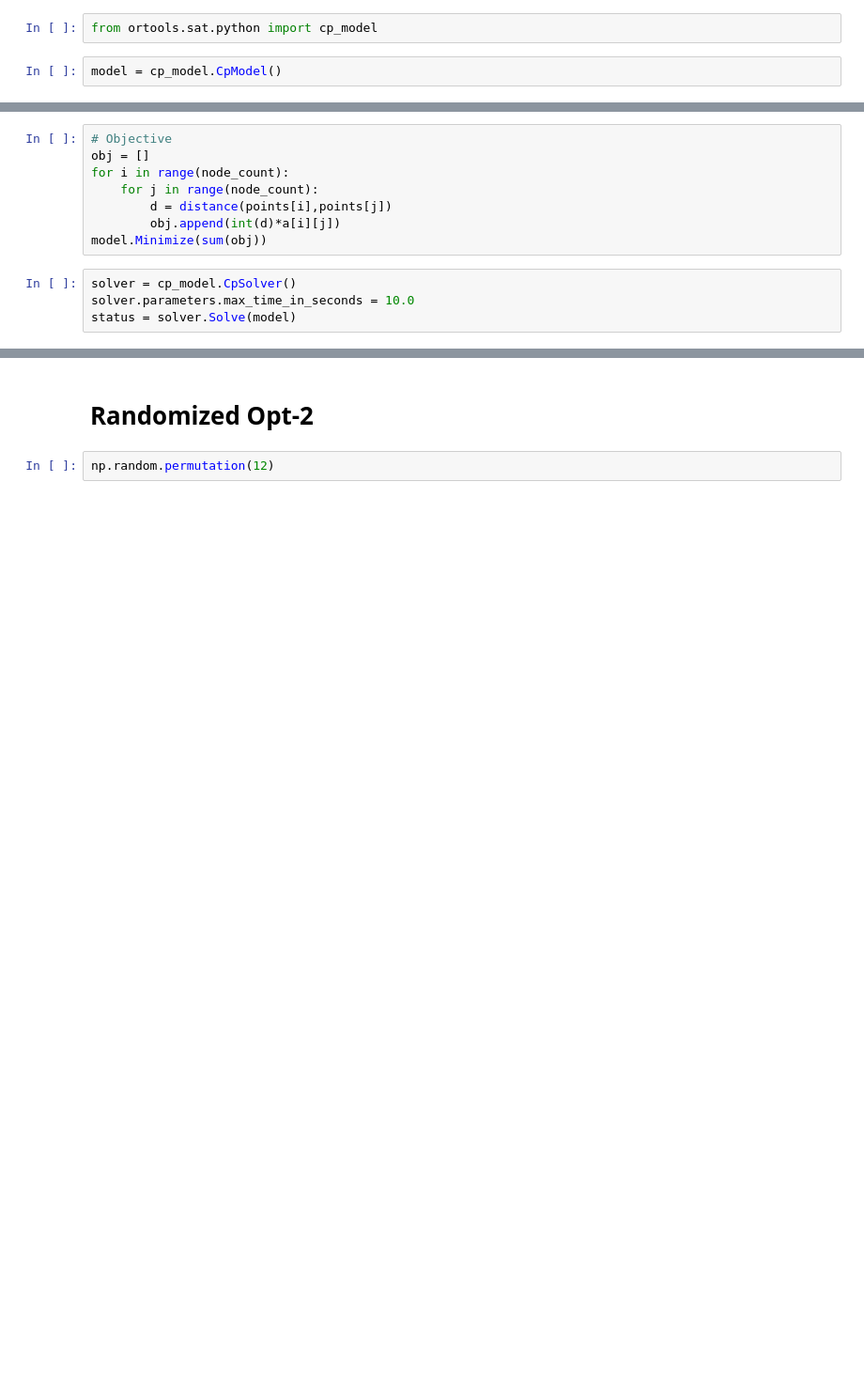
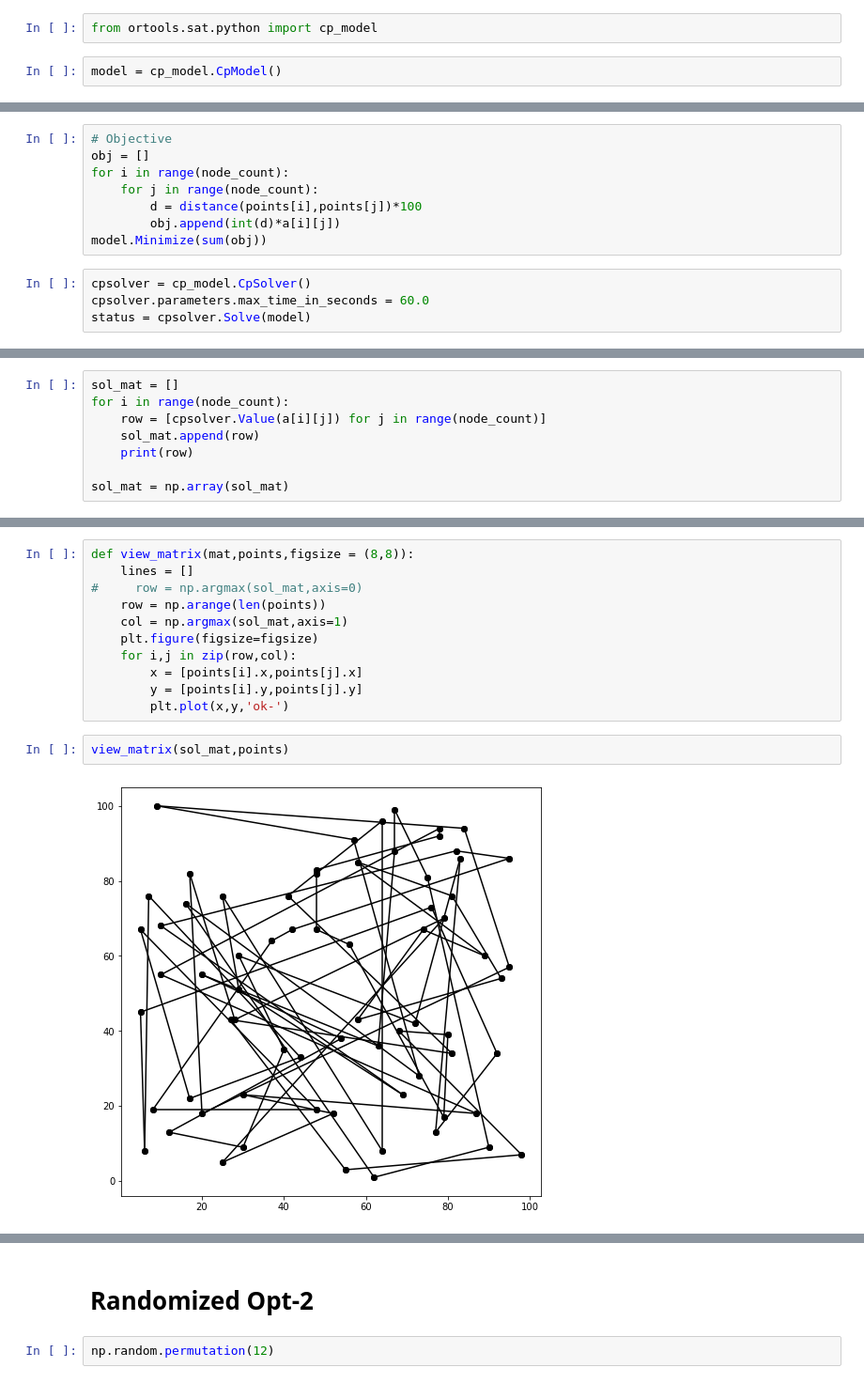
Before and after one commit to pooyad359/discrete-optim, a Jupyter notebook: 4 tsp/TSP.ipynb, the cells around one changed output, grey strips where cells are left out. Shown at 94% size. Saved outputs shown, nothing was run; the diff lists cells and outputs as text; blank space fills up the shorter version.

```diff
--- a/4 tsp/TSP.ipynb
+++ b/4 tsp/TSP.ipynb
@@ -248,10 +248,10 @@ model.Add(u[0]==0)
 obj = []
 for i in range(node_count):
     for j in range(node_count):
-        d = distance(points[i],points[j])
+        d = distance(points[i],points[j])*100
         obj.append(int(d)*a[i][j])
 model.Minimize(sum(obj))
 # %%
-solver = cp_model.CpSolver()
-solver.parameters.max_time_in_seconds = 10.0
-status = solver.Solve(model)
+cpsolver = cp_model.CpSolver()
+cpsolver.parameters.max_time_in_seconds = 60.0
+status = cpsolver.Solve(model)
@@ -265,0 +269,8 @@ TypeError: Cannot interpret [u_0(1..69), u_1(1..69), u_2(1..69), u_3(1..69), u_4
+# %%
+sol_mat = []
+for i in range(node_count):
+    row = [cpsolver.Value(a[i][j]) for j in range(node_count)]
+    sol_mat.append(row)
+    print(row)
+
+sol_mat = np.array(sol_mat)
@@ -265,0 +303,15 @@ TypeError: Cannot interpret [u_0(1..69), u_1(1..69), u_2(1..69), u_3(1..69), u_4
+# %%
+def view_matrix(mat,points,figsize = (8,8)):
+    lines = []
+#     row = np.argmax(sol_mat,axis=0)
+    row = np.arange(len(points))
+    col = np.argmax(sol_mat,axis=1)
+    plt.figure(figsize=figsize)
+    for i,j in zip(row,col):
+        x = [points[i].x,points[j].x]
+        y = [points[i].y,points[j].y]
+        plt.plot(x,y,'ok-')
+# %%
+view_matrix(sol_mat,points)
+# %% [output]
+[figure, added]
```
Also changed, not shown: parts of 20 cells of this notebook, 2 other files.
